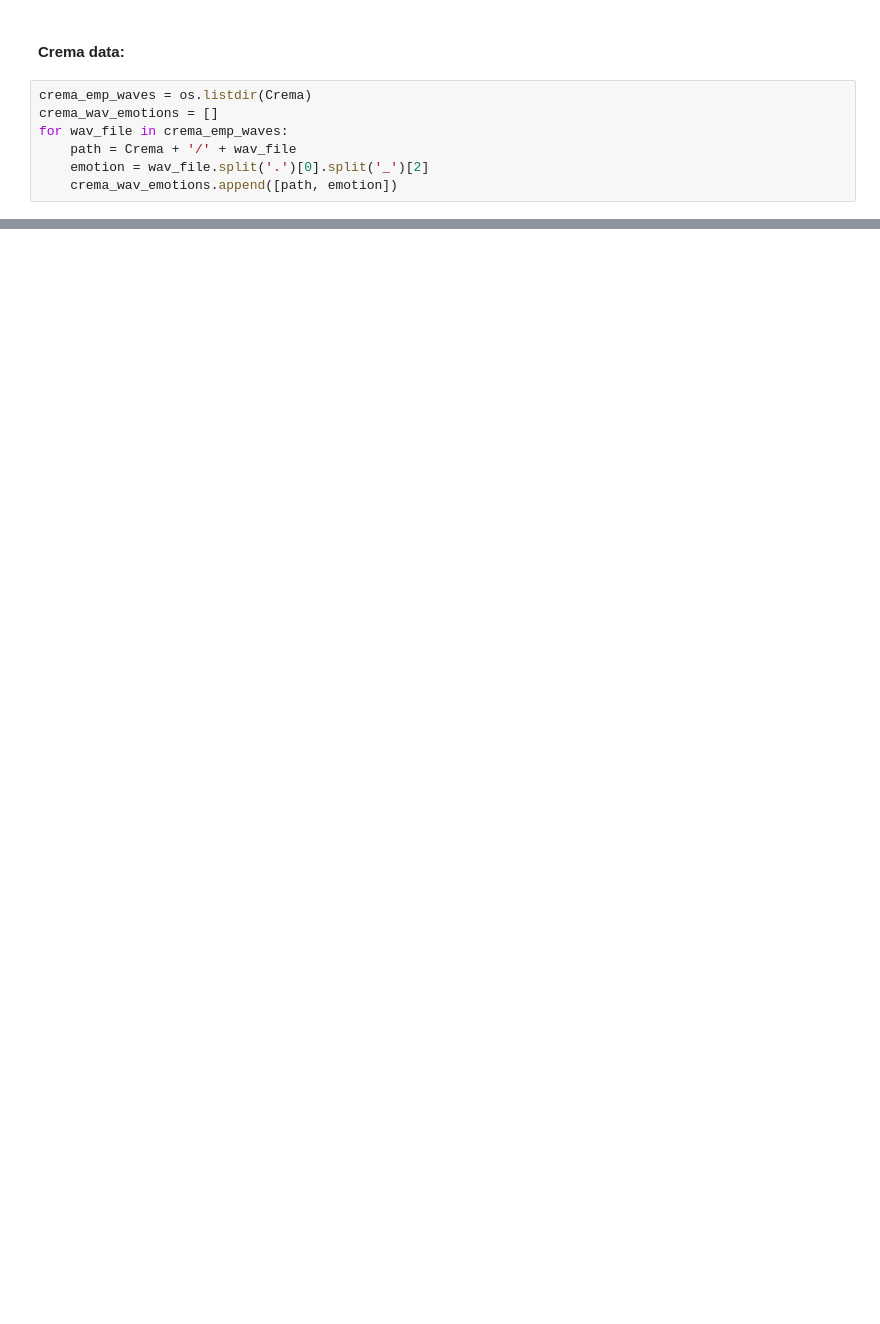
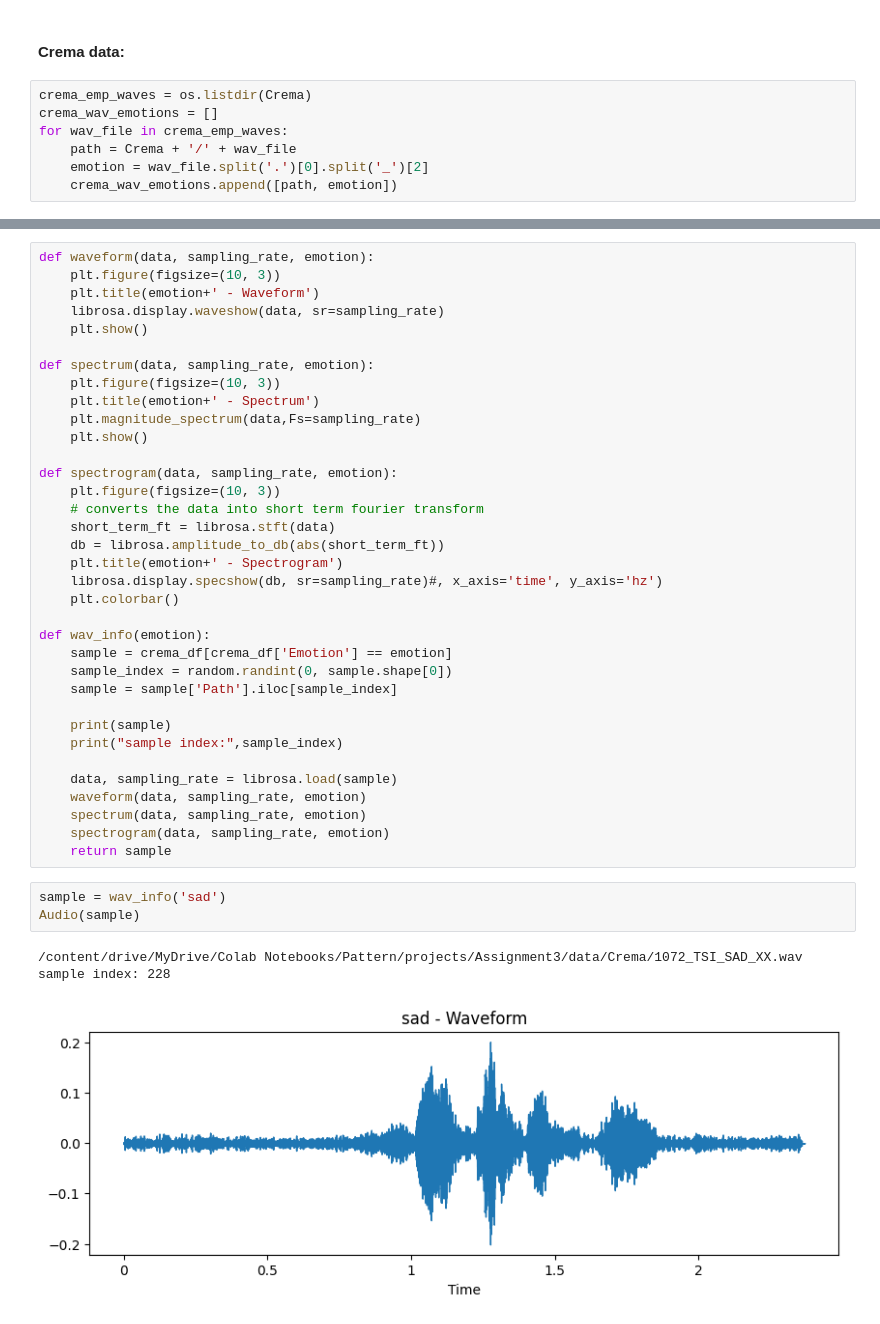
Before and after one commit to Amr-abdelsamee/Speech-Emotion-Recognition, a Jupyter notebook: Speech_Emotion_Recognition.ipynb, the cells around one changed output, grey strips where cells are left out. Saved outputs shown, nothing was run; the diff lists cells and outputs as text; blank space fills up the shorter version.

```diff
--- a/Speech_Emotion_Recognition.ipynb
+++ b/Speech_Emotion_Recognition.ipynb
@@ -248,0 +107,42 @@ all_data['Emotion'].value_counts().plot(kind='barh')
+# %%
+def waveform(data, sampling_rate, emotion):
+    plt.figure(figsize=(10, 3))
+    plt.title(emotion+' - Waveform')
+    librosa.display.waveshow(data, sr=sampling_rate)
+    plt.show()
+
+def spectrum(data, sampling_rate, emotion):
+    plt.figure(figsize=(10, 3))
+    plt.title(emotion+' - Spectrum')
+    plt.magnitude_spectrum(data,Fs=sampling_rate)
+    plt.show()
+
+def spectrogram(data, sampling_rate, emotion):
+    plt.figure(figsize=(10, 3))
+    # converts the data into short term fourier transform
+    short_term_ft = librosa.stft(data)
+    db = librosa.amplitude_to_db(abs(short_term_ft))
+    plt.title(emotion+' - Spectrogram')
+    librosa.display.specshow(db, sr=sampling_rate)#, x_axis='time', y_axis='hz')
+    plt.colorbar()
+
+def wav_info(emotion):
+    sample = crema_df[crema_df['Emotion'] == emotion]
+    sample_index = random.randint(0, sample.shape[0])
+    sample = sample['Path'].iloc[sample_index]
+
+    print(sample)
+    print("sample index:",sample_index)
+
+    data, sampling_rate = librosa.load(sample)
+    waveform(data, sampling_rate, emotion)
+    spectrum(data, sampling_rate, emotion)
+    spectrogram(data, sampling_rate, emotion)
+    return sample
+# %%
+sample = wav_info('sad')
+Audio(sample)
+# %% [output]
+/content/drive/MyDrive/Colab Notebooks/Pattern/projects/Assignment3/data/Crema/1072_TSI_SAD_XX.wav
+sample index: 228
+[figure, added]
```
Also changed, not shown: parts of 124 cells of this notebook.
